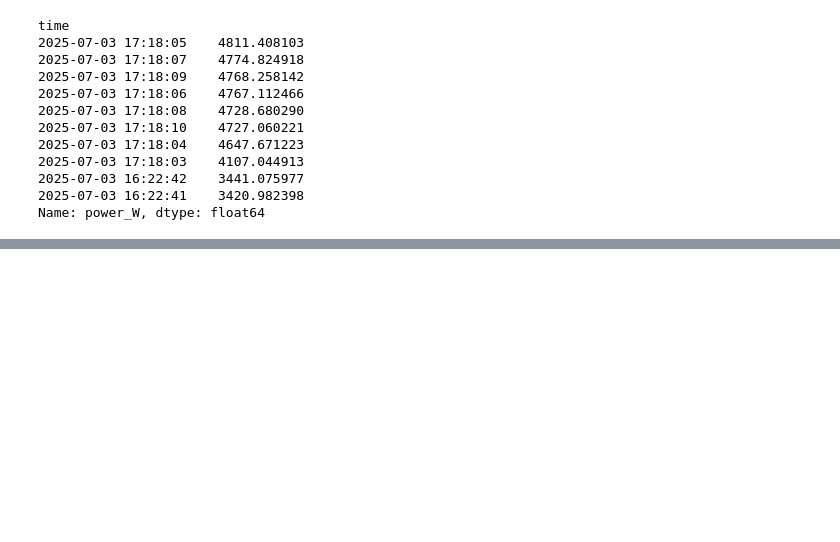
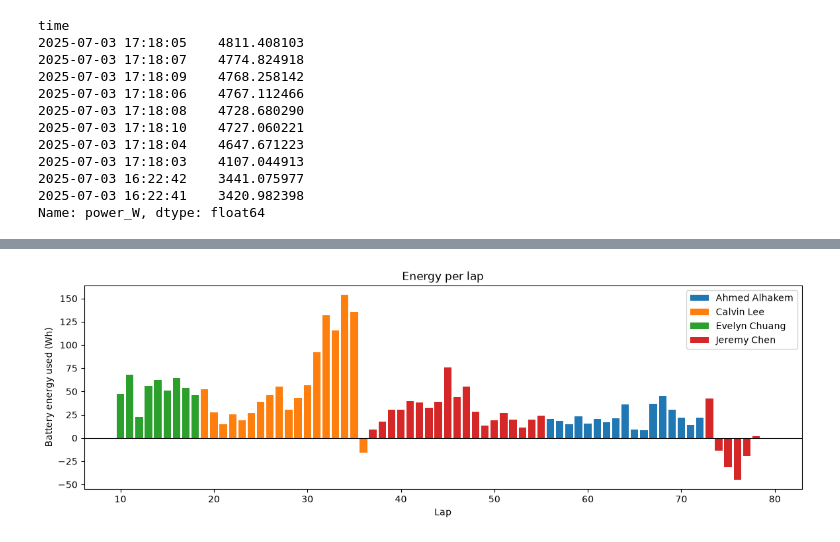
Before and after one commit to jiachengw-sf/calsol_data_analysis, a Jupyter notebook: q1_analysis.ipynb, the cells around one changed output, grey strips where cells are left out. Cells and saved outputs as stored; diff of their text form; code cells hidden in the pictures; blank space fills up the shorter version.

Commit message:
step 6: energy per lab

```diff
--- a/q1_analysis.ipynb
+++ b/q1_analysis.ipynb
@@ -362,0 +365,11 @@ Name: power_W, dtype: float64
+# %%
+in_race = df[df["lap"] > 0]
+
+per_lap = in_race.groupby("lap").agg(
+    energy_Wh=("power_W", energy_interp),
+    coverage=("current", lambda s: s.notna().mean()),
+)
+per_lap = per_lap.join(
+    laps.set_index("lap")[["driver", "stint", "official_mph", "duration_s"]]
+)
+per_lap.head(10)
@@ -362,0 +389,10 @@ Name: power_W, dtype: float64
+# %%
+fig, ax = plt.subplots(figsize=(14, 4))
+for driver, g in per_lap.groupby("driver"):
+    ax.bar(g.index, g["energy_Wh"], label=driver)
+ax.axhline(0, color="black", lw=0.8)
+ax.set(xlabel="Lap", ylabel="Battery energy used (Wh)", title="Energy per lap")
+ax.legend()
+plt.show()
+# %% [output]
+[figure, added]
```
Also changed, not shown: parts of 6 cells of this notebook.
